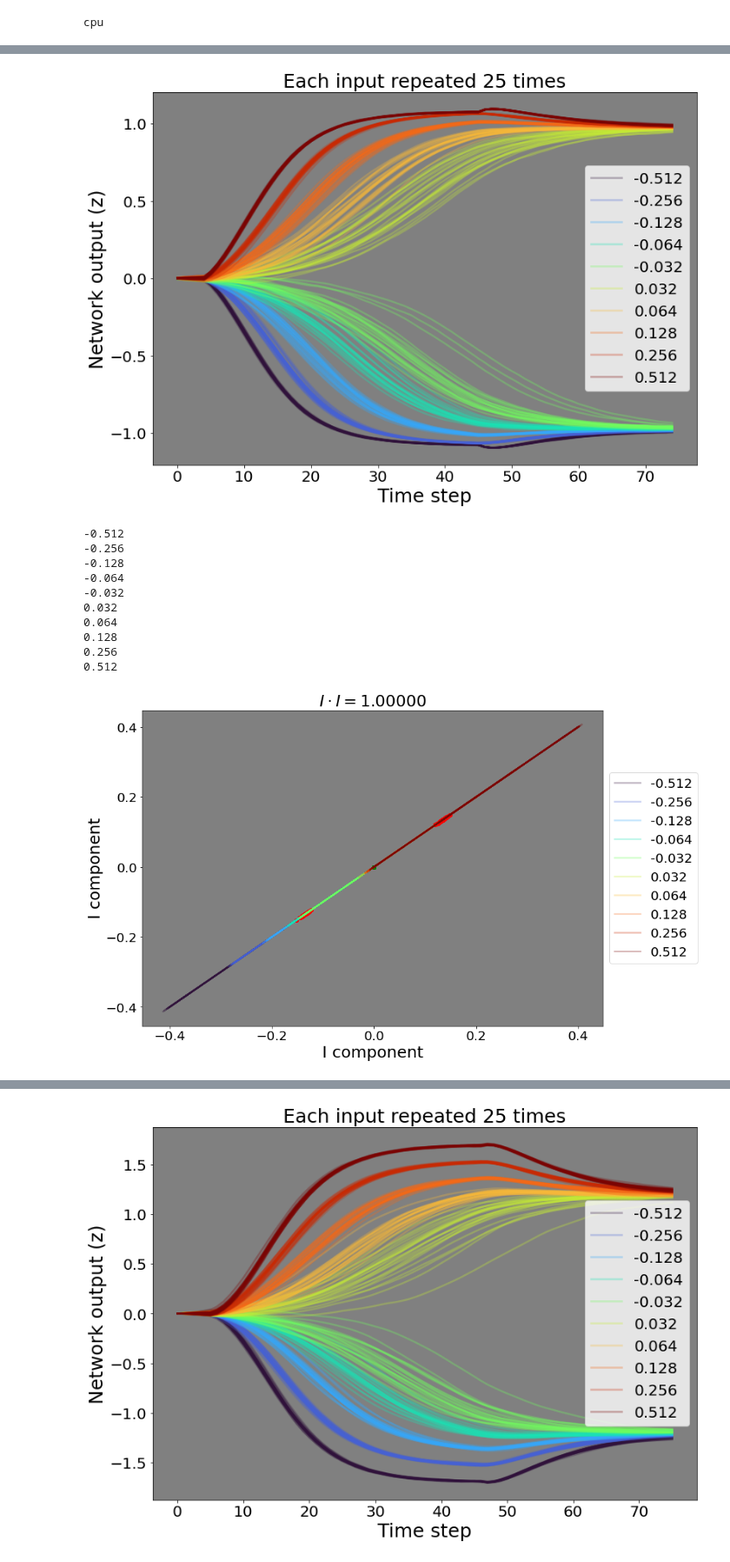
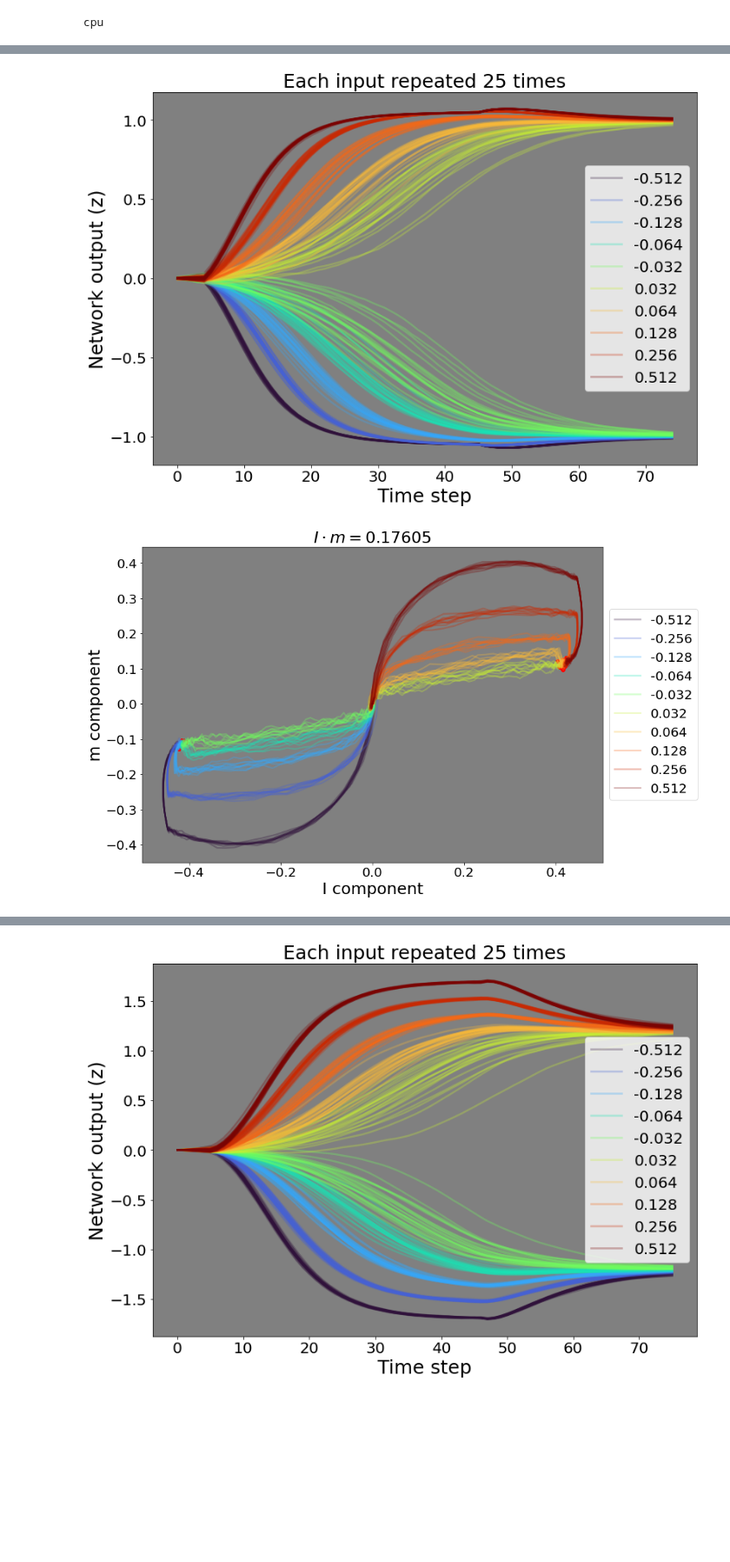
Before and after one commit to Erfan7bt/MHBF, a Jupyter notebook: Projects/Rank1Figures.ipynb, the cells around one changed output, grey strips where cells are left out. Shown at 87% size. Cells and saved outputs as stored; diff of their text form; code cells hidden in the pictures; blank space fills up the shorter version.

Commit message:
We got figures, my dude!

```diff
--- a/Projects/Rank1Figures.ipynb
+++ b/Projects/Rank1Figures.ipynb
@@ -47,7 +27,7 @@ FILE
 # %%
-sd_dataset = SingleDecisionDataset(16000)
+sd_dataset = SingleDecisionDataset(32000)
 train_dataloader = DataLoader(sd_dataset, batch_size=32)
 
 model = RNN()
-train(train_dataloader, model, device)
+loss_hist = train(train_dataloader, model, device)
 # %% [output]
@@ -58,0 +44,16 @@ loss: 0.000186  [12832/16000]
+# %%
+loss_hist = np.array(loss_hist)
+
+SMALL_SIZE = 18
+MEDIUM_SIZE = 25
+LARGE_SIZE = 30
+
+plt.rc('axes', titlesize=MEDIUM_SIZE)     # fontsize of the axes title
+plt.rc('axes', labelsize=MEDIUM_SIZE)    # fontsize of the x and y labels
+plt.rc('xtick', labelsize=SMALL_SIZE)    # fontsize of the tick labels
+plt.rc('ytick', labelsize=SMALL_SIZE)
+plt.figure(figsize=(8, 4))
+plt.ylabel("Loss Value")
+plt.xlabel("Batch Number")
+plt.yscale('linear')
+plt.plot(loss_hist, linewidth=3)
@@ -112,34 +116,24 @@ pt.plot_input_range(model,
                 figsize=(16, 9),
                 linewidth=2.5)
 # %% [output]
-[figure, old version]
+[figure, new version]
 # %%
 SMALL_SIZE = 20
 MEDIUM_SIZE = 25
 LARGE_SIZE = 30
 
 plt.rc('axes', titlesize=MEDIUM_SIZE)     # fontsize of the axes title
 plt.rc('axes', labelsize=MEDIUM_SIZE)    # fontsize of the x and y labels
 plt.rc('xtick', labelsize=SMALL_SIZE)    # fontsize of the tick labels
 plt.rc('ytick', labelsize=SMALL_SIZE)
 plt.rc('legend', fontsize=SMALL_SIZE)
 
 pt.plot_network_in_ax1_ax2(model,
                     single_decision,
                     (3.2/100)*np.array([-16, -8, -4, -2, -1, 1, 2, 4, 8, 16]),
-                    "I", "",
+                    "I", "m",
                     num_repeat=10,
                     alpha=0.3,
                     figsize=(16,9))
 # %% [output]
--0.512
--0.256
--0.128
--0.064
--0.032
-0.032
-0.064
-0.128
-0.256
-0.512
-[figure, old version]
+[figure, new version]
```
Also changed, not shown: parts of 8 cells of this notebook.
